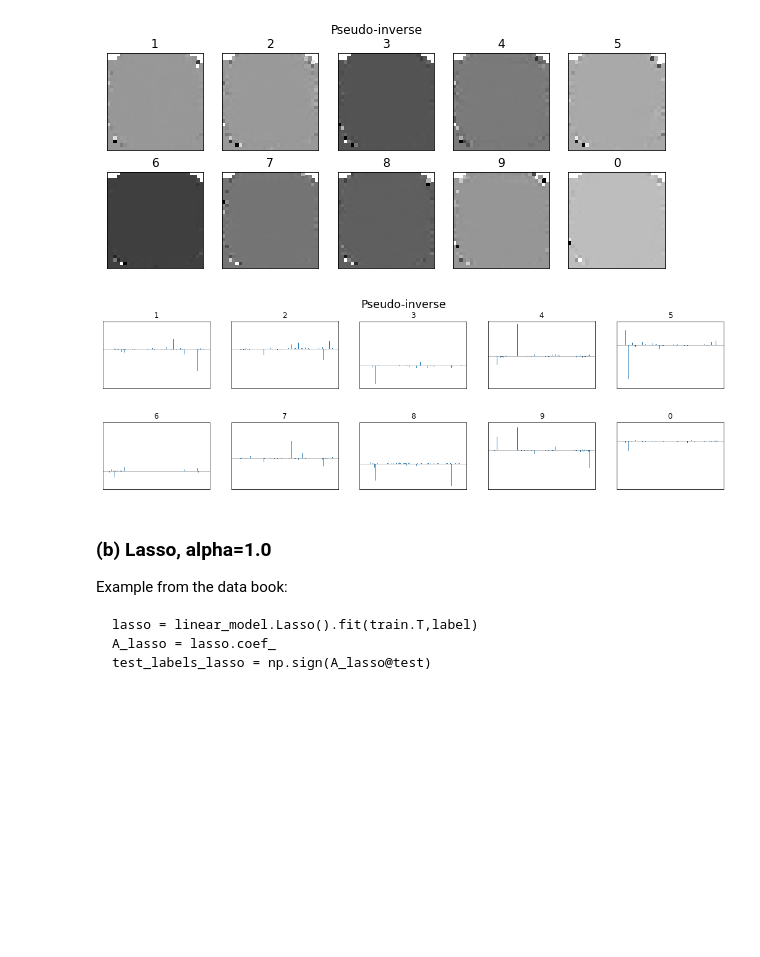
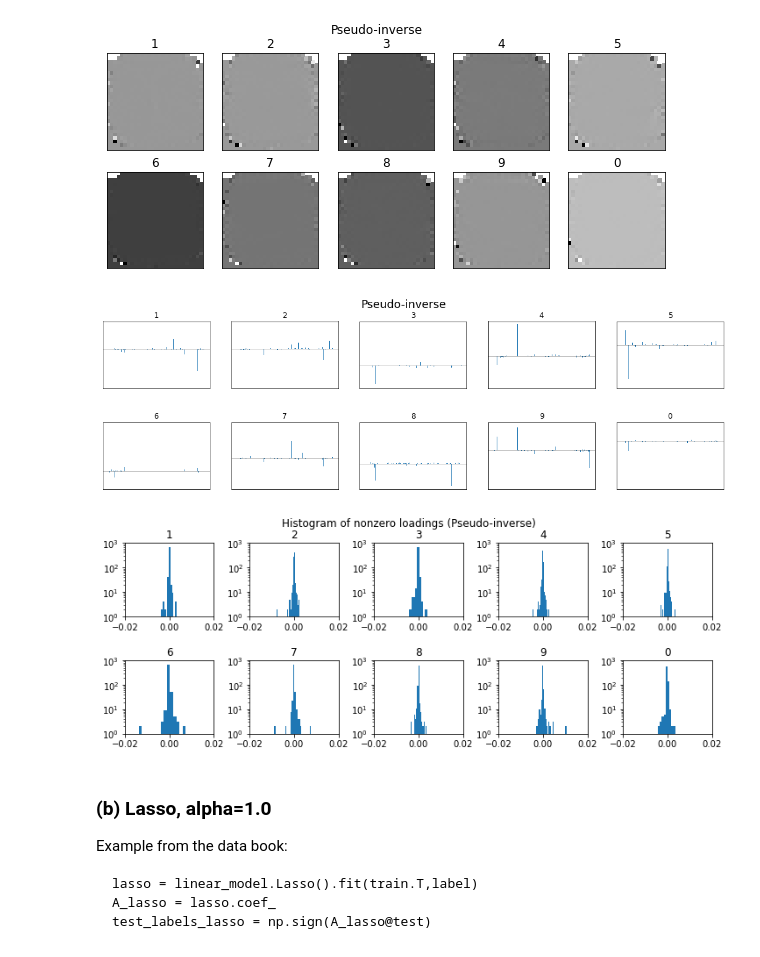
Before and after one commit to jacnugent/amath584, a Jupyter notebook: hw6_regression_and_sparsity/hw6_draft.ipynb, the cells around one changed output. Drawn from its saved outputs; the diff is of its cells as text; code cells hidden in the pictures; blank space fills up the shorter version.

Commit message:
more progres... still need to figure out heuristics

```diff
--- a/hw6_regression_and_sparsity/hw6_draft.ipynb
+++ b/hw6_regression_and_sparsity/hw6_draft.ipynb
@@ -255,9 +343,11 @@ plot_weights(A_pinv, 'Pseudo-inverse', 'pinv', no_zero=True, save=True)
 # %%
 # some accuracy plots, etc...
 
 plot_loadings_bar(A_pinv, 'Pseudo-inverse', 'pinv', save=True)
+plot_hist_nonzero(A_pinv, 'Pseudo-inverse', 'pinv', save=True)
 # %% [output]
 [figure]
+[figure, added]
 # %% [markdown]
 ### (b) Lasso, alpha=1.0
 Example from the data book:
```
Also changed, not shown: parts of 22 cells of this notebook, 6 other files.
